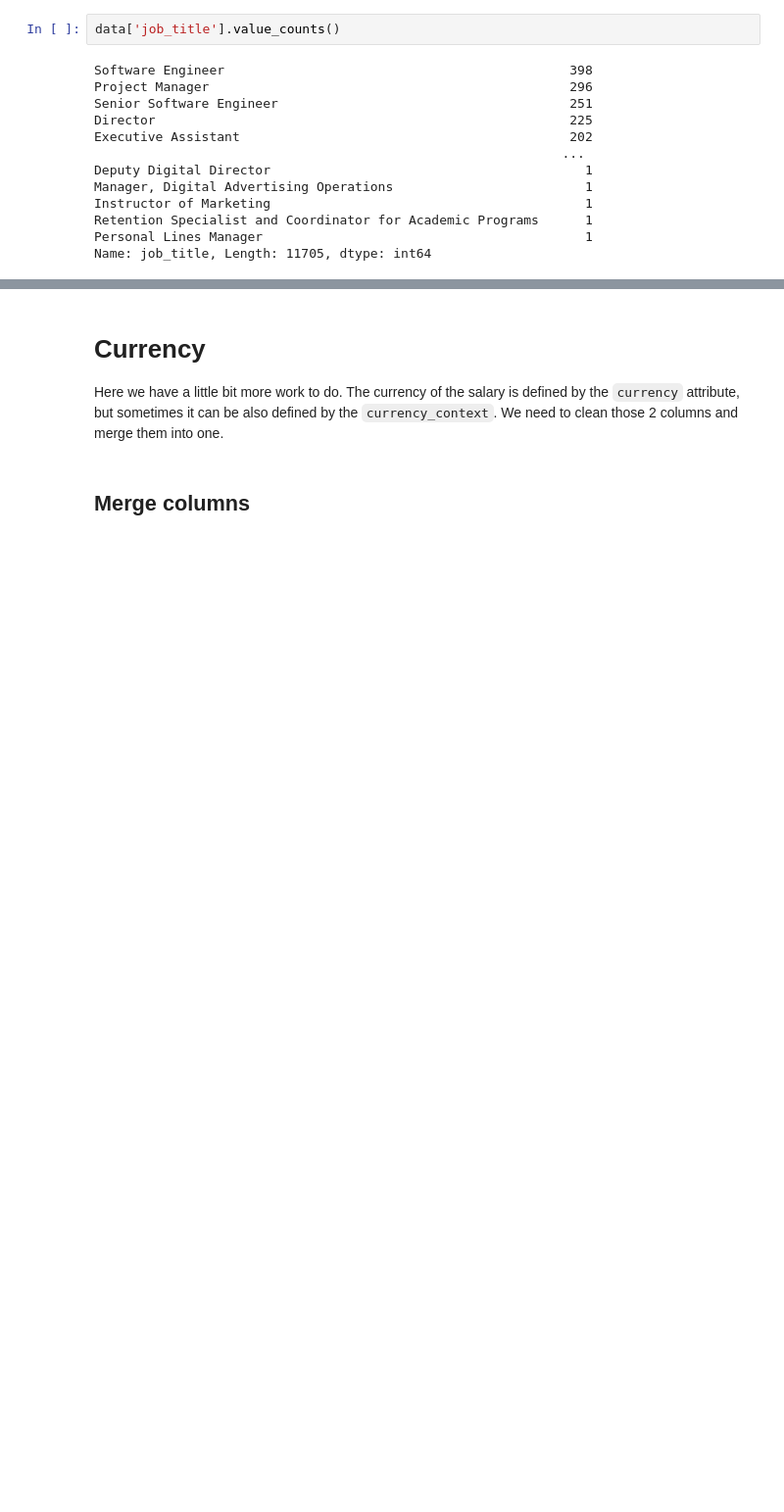
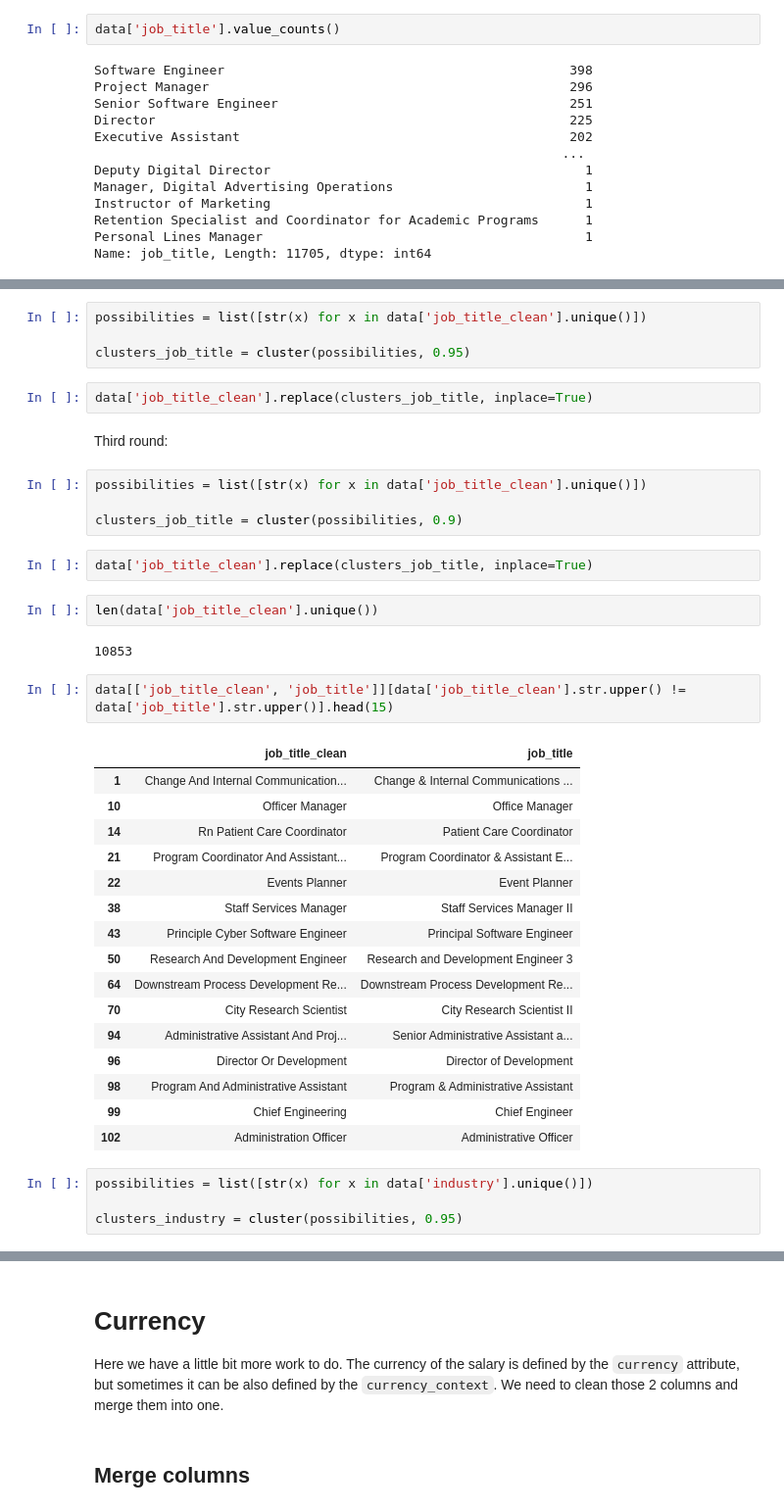
Before and after one commit to OlaPietka/Data-Cleaning-project, a Jupyter notebook: data_preparation.ipynb, the cells around one changed output, grey strips where cells are left out. Shown: that part at 98% size. Cells and saved outputs as stored; diff of their text form; blank space fills up the shorter version.

```diff
--- a/data_preparation.ipynb
+++ b/data_preparation.ipynb
@@ -809,0 +673,41 @@ clusters_job_title2
+# %%
+possibilities = list([str(x) for x in data['job_title_clean'].unique()])
+
+clusters_job_title = cluster(possibilities, 0.95)
+# %%
+data['job_title_clean'].replace(clusters_job_title, inplace=True)
+# %% [markdown]
+Third round:
+# %%
+possibilities = list([str(x) for x in data['job_title_clean'].unique()])
+
+clusters_job_title = cluster(possibilities, 0.9)
+# %%
+data['job_title_clean'].replace(clusters_job_title, inplace=True)
+# %%
+len(data['job_title_clean'].unique())
+# %% [output]
+10853
+# %%
+data[['job_title_clean', 'job_title']][data['job_title_clean'].str.upper() != data['job_title'].str.upper()].head(15)
+# %% [output]
+|  | job_title_clean | job_title |
+| 1 | Change And Internal Communication... | Change & Internal Communications ... |
+| 10 | Officer Manager | Office Manager |
+| 14 | Rn Patient Care Coordinator | Patient Care Coordinator |
+| 21 | Program Coordinator And Assistant... | Program Coordinator & Assistant E... |
+| 22 | Events Planner | Event Planner |
+| 38 | Staff Services Manager | Staff Services Manager II |
+| 43 | Principle Cyber Software Engineer | Principal Software Engineer |
+| 50 | Research And Development Engineer | Research and Development Engineer 3 |
+| 64 | Downstream Process Development Re... | Downstream Process Development Re... |
+| 70 | City Research Scientist | City Research Scientist II |
+| 94 | Administrative Assistant And Proj... | Senior Administrative Assistant a... |
+| 96 | Director Or Development | Director of Development |
+| 98 | Program And Administrative Assistant | Program & Administrative Assistant |
+| 99 | Chief Engineering | Chief Engineer |
+| 102 | Administration Officer | Administrative Officer |
+# %%
+possibilities = list([str(x) for x in data['industry'].unique()])
+
+clusters_industry = cluster(possibilities, 0.95)
```
Also changed, not shown: parts of 119 cells of this notebook, 2 other files.
